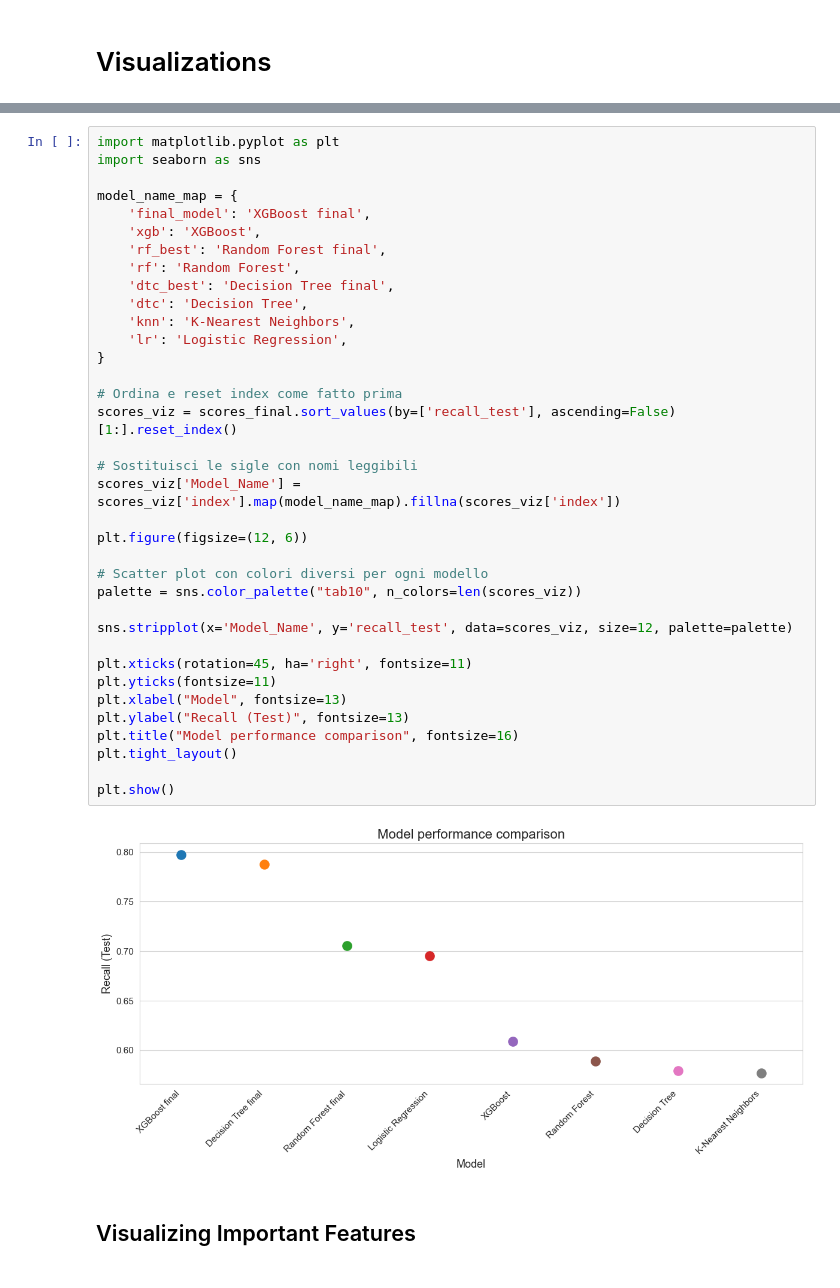
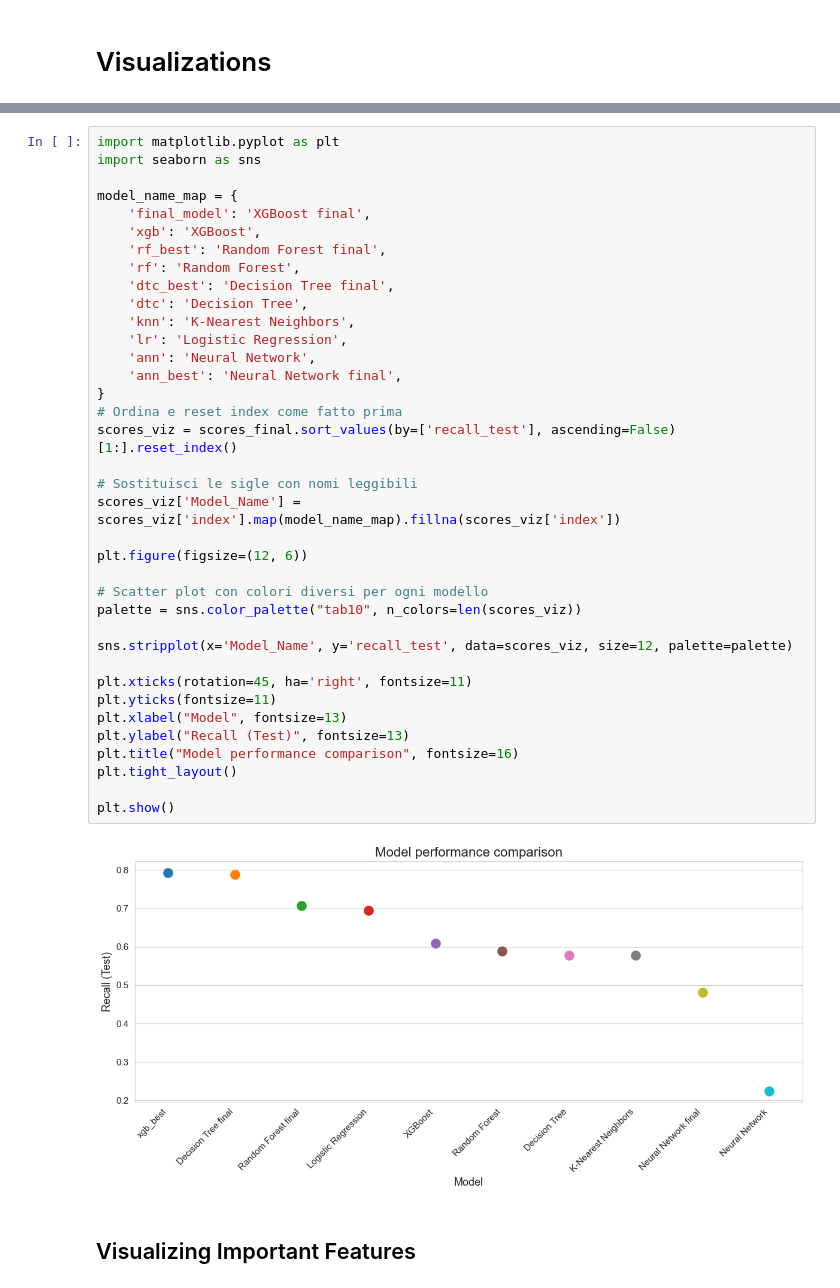
Before and after one commit to valebonato/prova, a Jupyter notebook: final_notebook.ipynb, the cells around one changed output, grey strips where cells are left out. Saved outputs shown, nothing was run; the diff lists cells and outputs as text.

```diff
--- a/final_notebook.ipynb
+++ b/final_notebook.ipynb
@@ -2173,35 +2249,36 @@ model_name_map = {
     'xgb': 'XGBoost',
     'rf_best': 'Random Forest final',
     'rf': 'Random Forest',
     'dtc_best': 'Decision Tree final',
     'dtc': 'Decision Tree',
     'knn': 'K-Nearest Neighbors',
     'lr': 'Logistic Regression',
+    'ann': 'Neural Network',
+    'ann_best': 'Neural Network final',
 }
-
 # Ordina e reset index come fatto prima
 scores_viz = scores_final.sort_values(by=['recall_test'], ascending=False)[1:].reset_index()
 
 # Sostituisci le sigle con nomi leggibili
 scores_viz['Model_Name'] = scores_viz['index'].map(model_name_map).fillna(scores_viz['index'])
 
 plt.figure(figsize=(12, 6))
 
 # Scatter plot con colori diversi per ogni modello
 palette = sns.color_palette("tab10", n_colors=len(scores_viz))
 
 sns.stripplot(x='Model_Name', y='recall_test', data=scores_viz, size=12, palette=palette)
 
 plt.xticks(rotation=45, ha='right', fontsize=11)
 plt.yticks(fontsize=11)
 plt.xlabel("Model", fontsize=13)
 plt.ylabel("Recall (Test)", fontsize=13)
 plt.title("Model performance comparison", fontsize=16)
 plt.tight_layout()
 
 plt.show()
 # %% [output]
-[figure, old version]
+[figure, new version]
 # %% [markdown]
 ## Visualizing Important Features
 # %%
```
Also changed, not shown: parts of 61 cells of this notebook.
